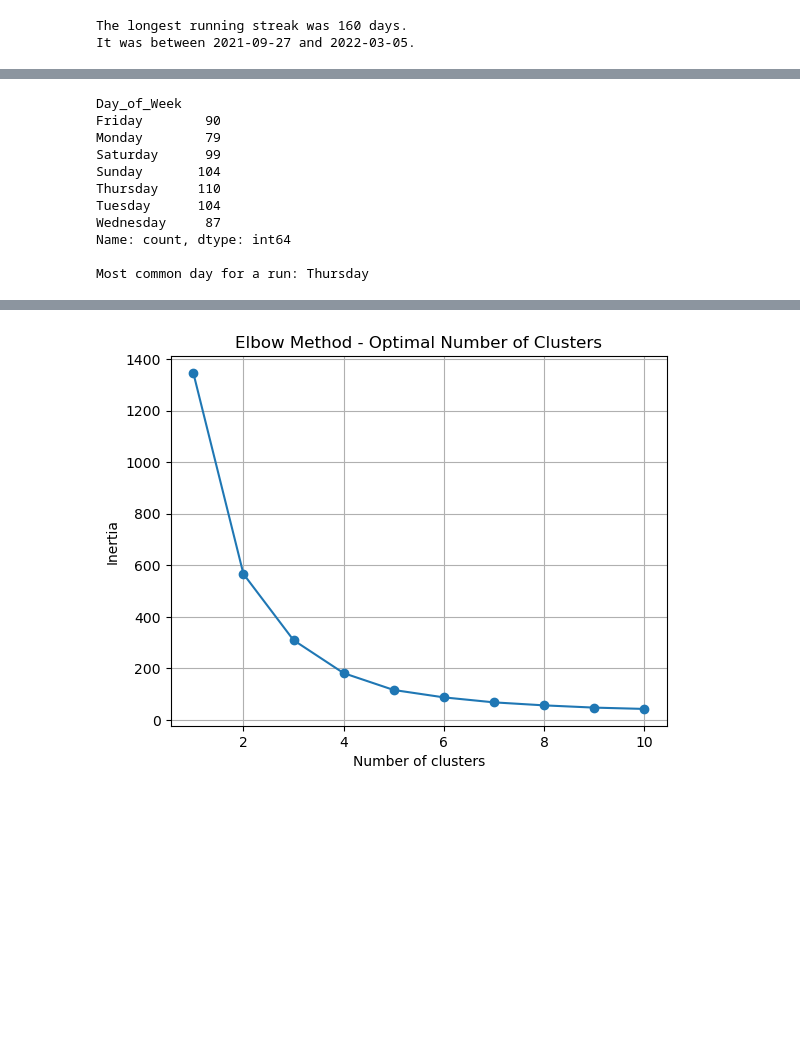
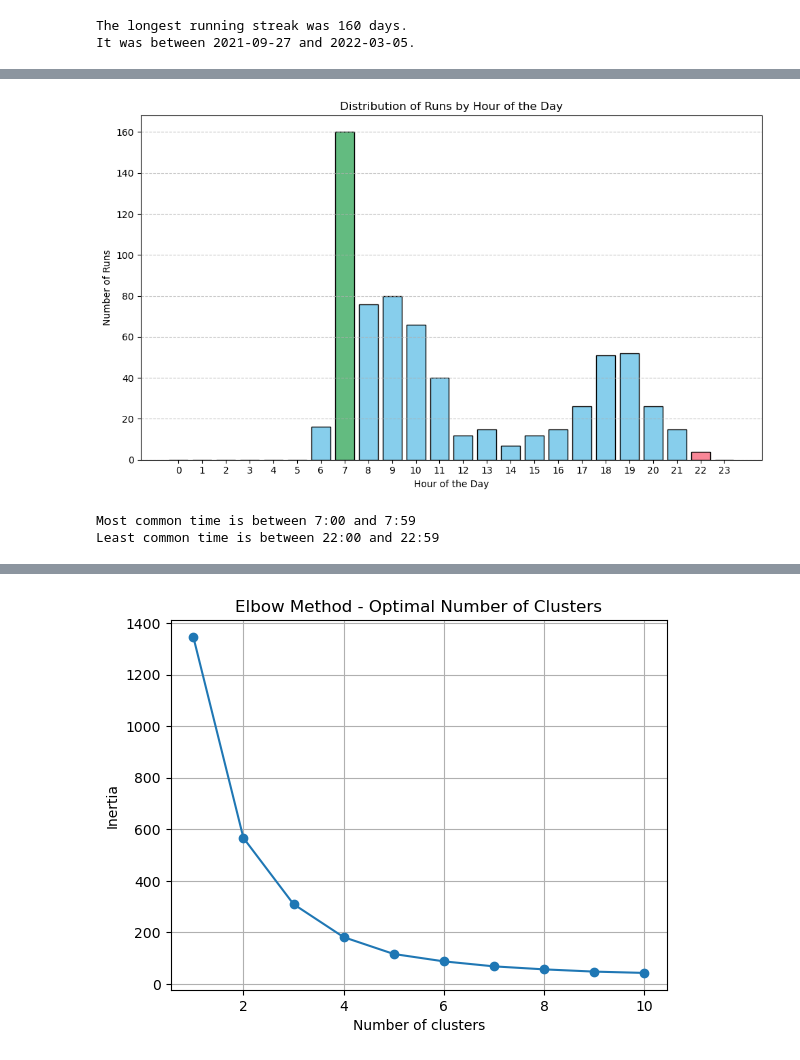
Before and after one commit to kostaskes/my-garmin-runs, a Jupyter notebook: Fitness_Analysis.ipynb, the cells around one changed output, grey strips where cells are left out. Saved outputs shown, nothing was run; the diff lists cells and outputs as text; code cells hidden in the pictures; blank space fills up the shorter version.

```diff
--- a/Fitness_Analysis.ipynb
+++ b/Fitness_Analysis.ipynb
@@ -347,21 +277,56 @@ plt.show()
-# %%
-# count by day
-day_counts = running_activities['Day_of_Week'].value_counts().sort_index()
-print(day_counts)
-
-# most frequent day
-most_common_day = day_counts.idxmax()
-print(f"\nMost common day for a run: {most_common_day}")
-# %% [output]
-Day_of_Week
-Friday        90
-Monday        79
-Saturday      99
-Sunday       104
-Thursday     110
-Tuesday      104
-Wednesday     87
-Name: count, dtype: int64
-
-Most common day for a run: Thursday
+# %%
+# extract the hour from the existing DataFrame
+running_activities['Hour'] = running_activities['Date'].dt.hour
+
+# count how many runs happened at each hour
+hour_counts = running_activities['Hour'].value_counts().sort_index()
+
+# ensure all hours (0-23) are represented, fill missing with 0
+hour_counts = hour_counts.reindex(range(24), fill_value=0)
+
+# find the index of the highest bar
+highest_bar = hour_counts.idxmax()
+
+# find the index of the lowest non-zero value
+# filter out the zeros and find the minimum non-zero value
+non_zero_hour_counts = hour_counts[hour_counts > 0]
+lowest_bar = non_zero_hour_counts.idxmin()
+
+# colors for higher, lowest and the rest of the values
+colors = ['#63bb80' if hour == highest_bar else '#f98797' if hour == lowest_bar else '#87ceec' for hour in hour_counts.index]
+
+# plot
+plt.figure(figsize=(10, 6))
+
+# plot the bar chart with the color customization
+plt.bar(hour_counts.index, hour_counts.values, color=colors, edgecolor='black')
+
+# title and labels
+plt.title('Distribution of Runs by Hour of the Day')
+plt.xlabel('Hour of the Day')
+plt.ylabel('Number of Runs')
+
+# Customize the x-ticks to show all hours (0 to 23)
+plt.xticks(range(0, 24))
+
+# Add a grid
+plt.grid(axis='y', linestyle='--', alpha=0.7)
+
+# Tighten the layout
+plt.tight_layout()
+
+# Show the plot
+plt.show()
+
+# most frequent hour
+most_common_hour = hour_counts.idxmax()
+print(f"Most common time is between {most_common_hour}:00 and {most_common_hour}:59")
+
+# least frequent hour
+least_common_hour = non_zero_hour_counts.idxmin()
+print(f"Least common time is between {least_common_hour}:00 and {least_common_hour}:59")
+# %% [output]
+[figure, added]
+Most common time is between 7:00 and 7:59
+Least common time is between 22:00 and 22:59
 # %%
```
Also changed, not shown: parts of 14 cells of this notebook, 1 other file.
